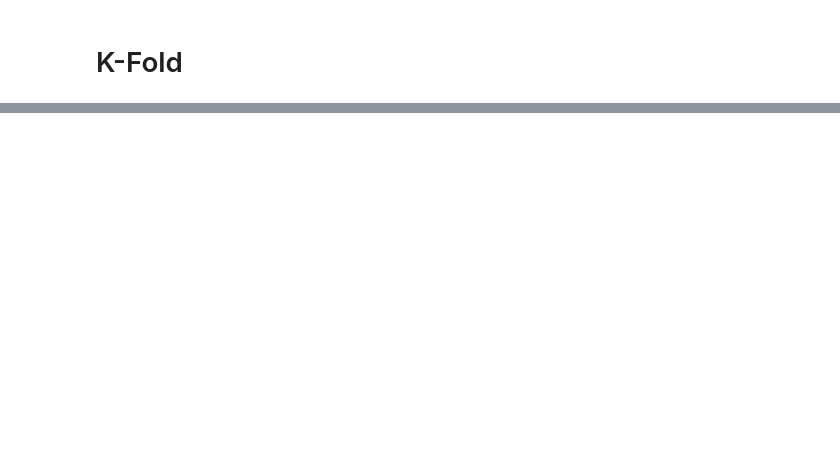
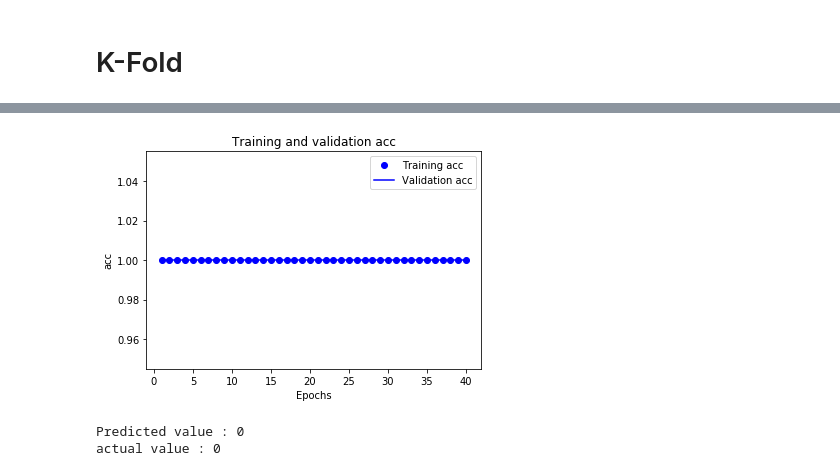
Before and after one commit to drbilal216/Tensorflow-Datasets, a Jupyter notebook: Classification/Sonar dataset/sonar .ipynb, the cells around one changed output, grey strips where cells are left out. Saved outputs shown, nothing was run; the diff lists cells and outputs as text; code cells hidden in the pictures; blank space fills up the shorter version.

```diff
--- a/Classification/Sonar dataset/sonar .ipynb
+++ b/Classification/Sonar dataset/sonar .ipynb
@@ -569,0 +670,27 @@ actual value : 0
+# %%
+acc = history.history['accuracy']
+val_acc = history.history['val_accuracy']
+
+epochs = range(1, len(acc) + 1)
+
+plt.plot(epochs, acc, 'bo', label='Training acc')
+plt.plot(epochs, val_acc, 'b', label='Validation acc')
+plt.title('Training and validation acc')
+plt.xlabel('Epochs')
+plt.ylabel('acc')
+plt.legend()
+plt.show()
+# %% [output]
+[figure, added]
+# %%
+#Predictoin
+a = 41
+prediction = model.predict_classes(x_test)[a]
+print("Predicted value :",prediction)
+#print(y_test[a])
+
+from numpy import argmax
+print("actual value :",argmax(tf.keras.utils.to_categorical(prediction, a)))
+# %% [output]
+Predicted value : 0
+actual value : 0
```
Also changed, not shown: parts of 24 cells of this notebook.
